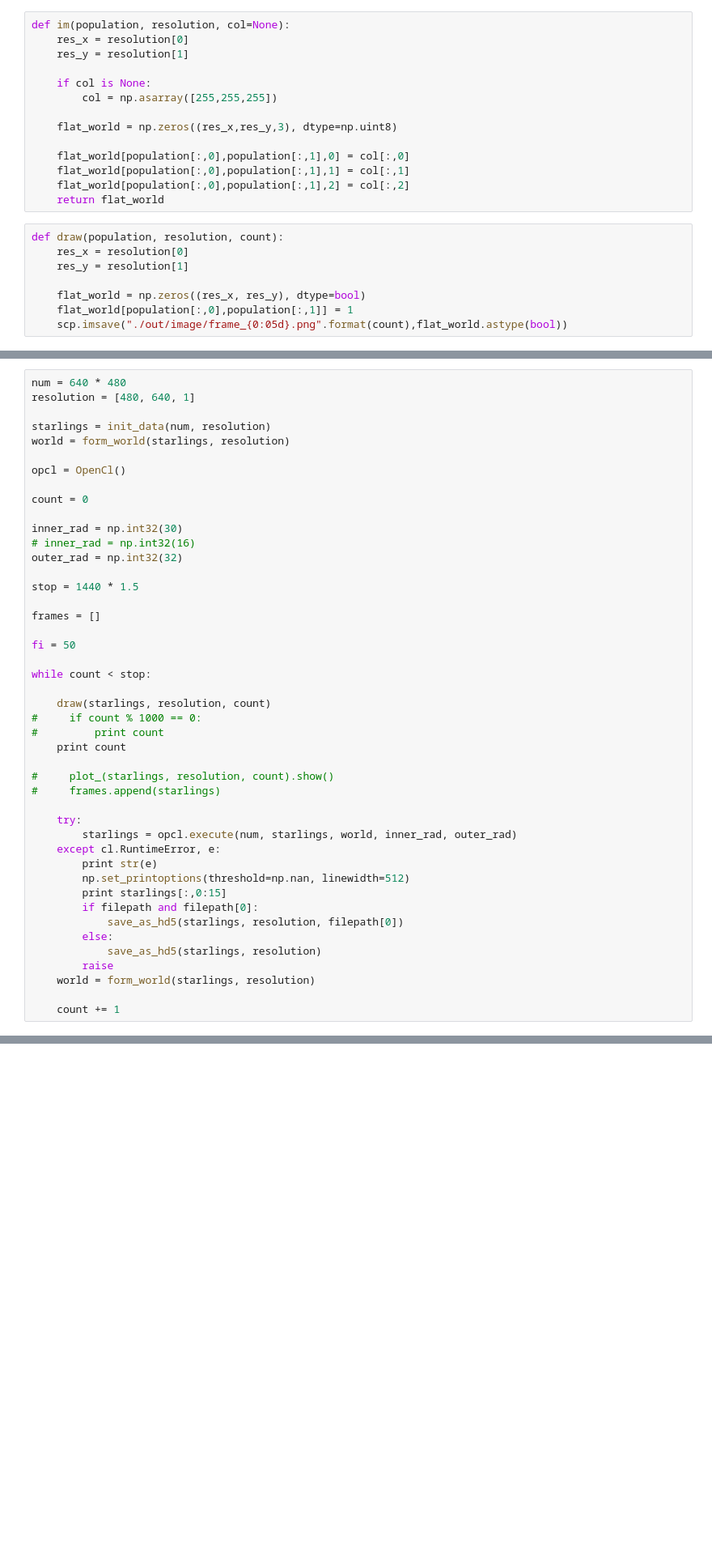
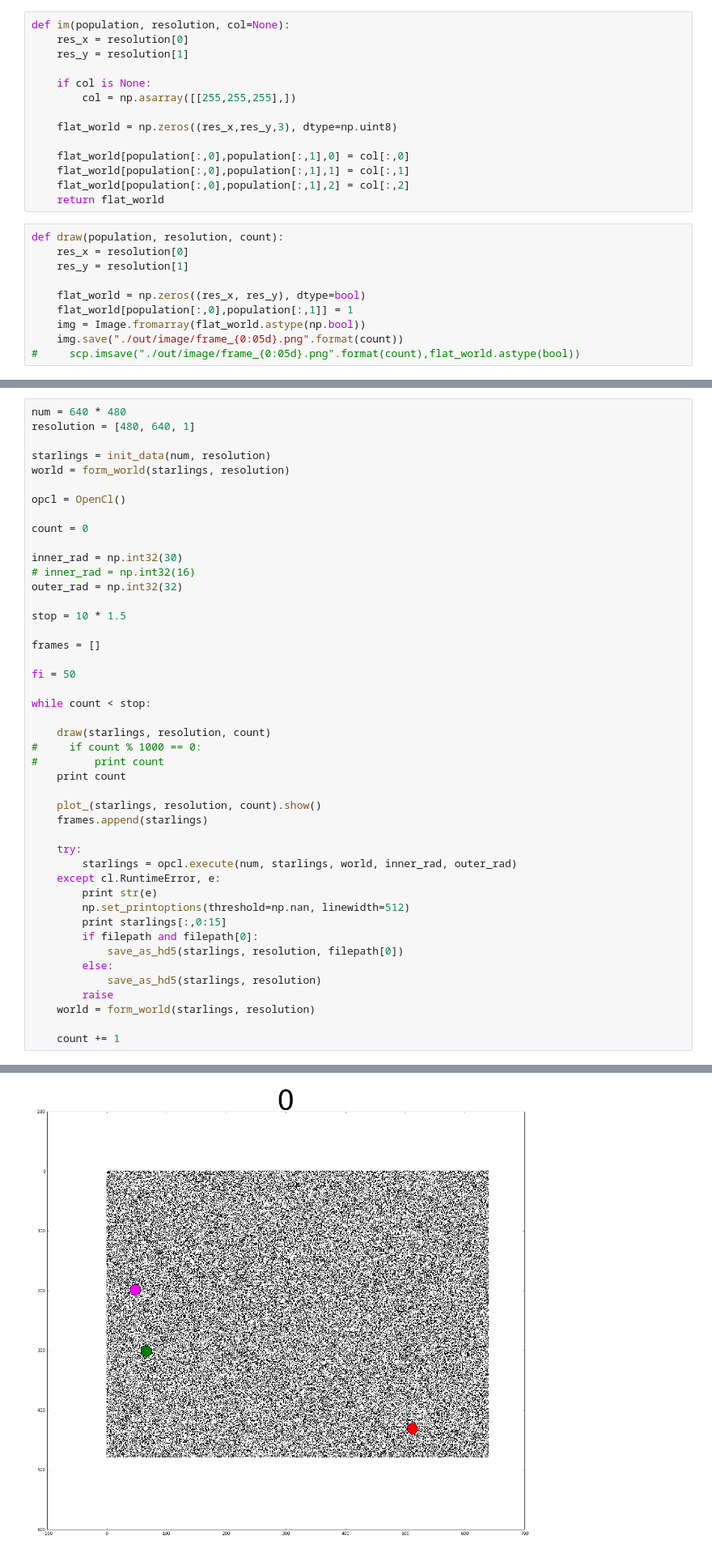
Before and after one commit to yourlefthand/cl-flock, a Jupyter notebook: ClFlock.ipynb, the cells around one changed output, grey strips where cells are left out. Shown at 81% size. Drawn from its saved outputs; the diff is of its cells as text; blank space fills up the shorter version.

```diff
--- a/ClFlock.ipynb
+++ b/ClFlock.ipynb
@@ -44,7 +46,7 @@ def im(population, resolution, col=None):
     res_y = resolution[1]
 
     if col is None:
-        col = np.asarray([255,255,255])
+        col = np.asarray([[255,255,255],])
 
     flat_world = np.zeros((res_x,res_y,3), dtype=np.uint8)
 
@@ -59,7 +61,9 @@ def draw(population, resolution, count):
 
     flat_world = np.zeros((res_x, res_y), dtype=bool)
     flat_world[population[:,0],population[:,1]] = 1
-    scp.imsave("./out/image/frame_{0:05d}.png".format(count),flat_world.astype(bool))
+    img = Image.fromarray(flat_world.astype(np.bool))
+    img.save("./out/image/frame_{0:05d}.png".format(count))
+#     scp.imsave("./out/image/frame_{0:05d}.png".format(count),flat_world.astype(bool))
 # %%
 def form_world(population, resolution):
     res_x = resolution[0]
@@ -206,7 +210,7 @@ inner_rad = np.int32(30)
 # inner_rad = np.int32(16)
 outer_rad = np.int32(32)
 
-stop = 1440 * 1.5
+stop = 10 * 1.5
 
 frames = []
 
@@ -219,8 +223,8 @@ while count < stop:
 #         print count
     print count
 
-#     plot_(starlings, resolution, count).show()
-#     frames.append(starlings)
+    plot_(starlings, resolution, count).show()
+    frames.append(starlings)
 
     try:
         starlings = opcl.execute(num, starlings, world, inner_rad, outer_rad)
@@ -236,3 +240,4 @@ while count < stop:
     world = form_world(starlings, resolution)
 
     count += 1
+# %% [output]
@@ -238,0 +245 @@ while count < stop:
+[figure, added]
```
Also changed, not shown: parts of 4 cells of this notebook.
